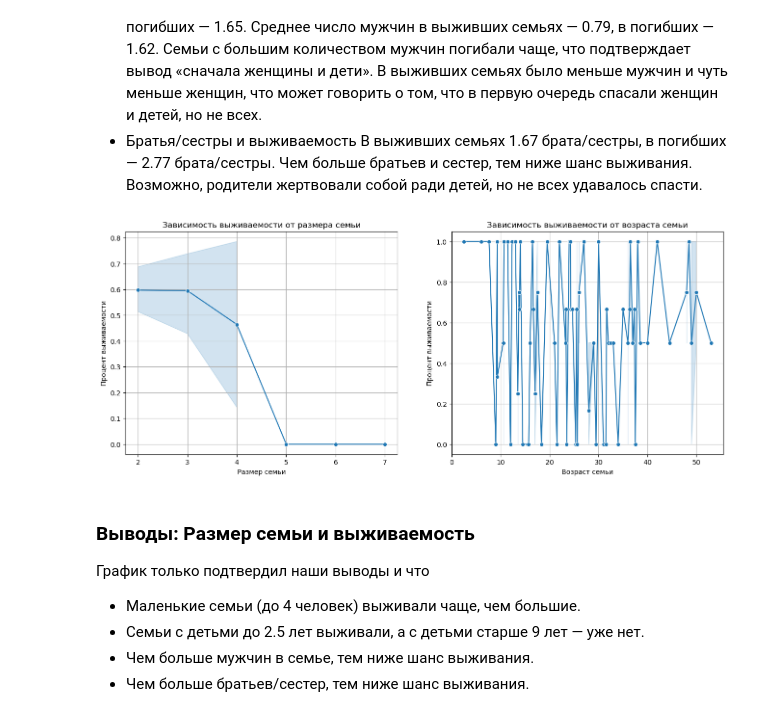
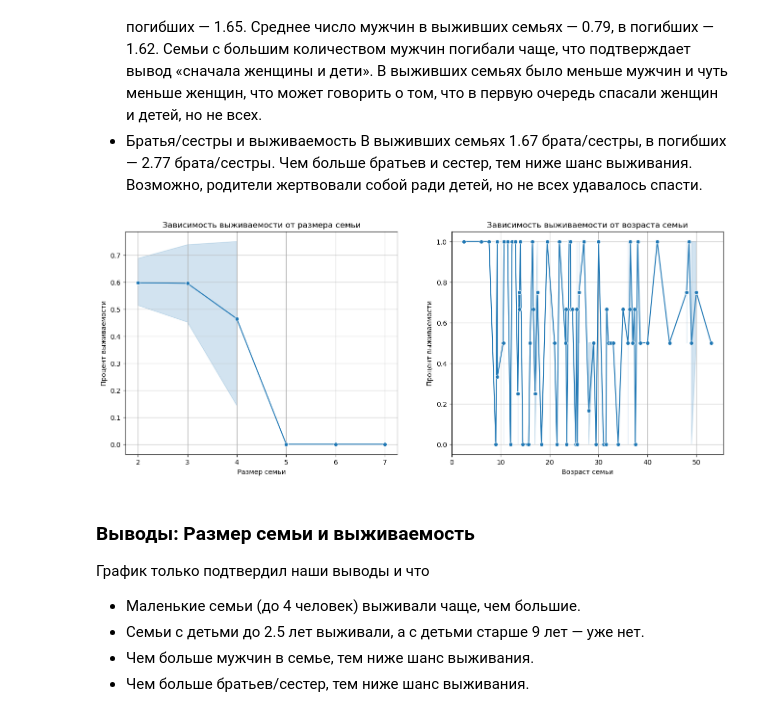
Before and after one commit to Saatarko/HomeworkDS, a Jupyter notebook: lesson8.ipynb, the cells around one changed output. Cells and saved outputs as stored; diff of their text form; code cells hidden in the pictures.

```diff
--- a/lesson8.ipynb
+++ b/lesson8.ipynb
@@ -919,32 +955,32 @@ dead_families.describe()
 Чем больше братьев и сестер, тем ниже шанс выживания. Возможно, родители жертвовали собой ради детей, но не всех удавалось спасти.
 # %%
 # Добавляем размер семьи в таблицу FamilySize = count (количество членов семьи)
-result_all_family['FamilySize'] = result_all_family['count']  # размер семьи
-result_all_family['Age_average'] = result_all_family['avg_age']  # средний возраст
+result['FamilySize'] = result['count']  # размер семьи
+result['Age_average'] = result['avg_age']  # средний возраст
 
 # Построим линейный график зависимости выживаемости от размера семьи
 
 # Настройка размера фигуры и подграфиков
 fig, axes = plt.subplots(1, 2, figsize=(16, 6))  # 1 строка, 2 столбца графиков
 
 # Построение графика зависимости выживаемости от размера семьи
-sns.lineplot(x='FamilySize', y='mean', data=result_all_family, marker='o', ax=axes[0])
+sns.lineplot(x='FamilySize', y='mean', data=result, marker='o', ax=axes[0])
 axes[0].set_title('Зависимость выживаемости от размера семьи')  # Используем set_title
 axes[0].set_xlabel('Размер семьи')  # Используем set_xlabel
 axes[0].set_ylabel('Процент выживаемости')  # Используем set_ylabel
 axes[0].grid(True)
 
 # Построение графика зависимости выживаемости от среднего возраста семьи
-sns.lineplot(x='Age_average', y='mean', data=result_all_family, marker='o', ax=axes[1])
+sns.lineplot(x='Age_average', y='mean', data=result, marker='o', ax=axes[1])
 axes[1].set_title('Зависимость выживаемости от возраста семьи')  # Используем set_title
 axes[1].set_xlabel('Возраст семьи')  # Используем set_xlabel
 axes[1].set_ylabel('Процент выживаемости')  # Используем set_ylabel
 axes[1].grid(True)
 
 # Показать графики
 plt.show()
 # %% [output]
-[figure, old version]
+[figure, new version]
 # %% [markdown]
 ### Выводы: Размер семьи и выживаемость
 График только подтвердил наши выводы и что
```
Also changed, not shown: parts of 8 cells of this notebook.
